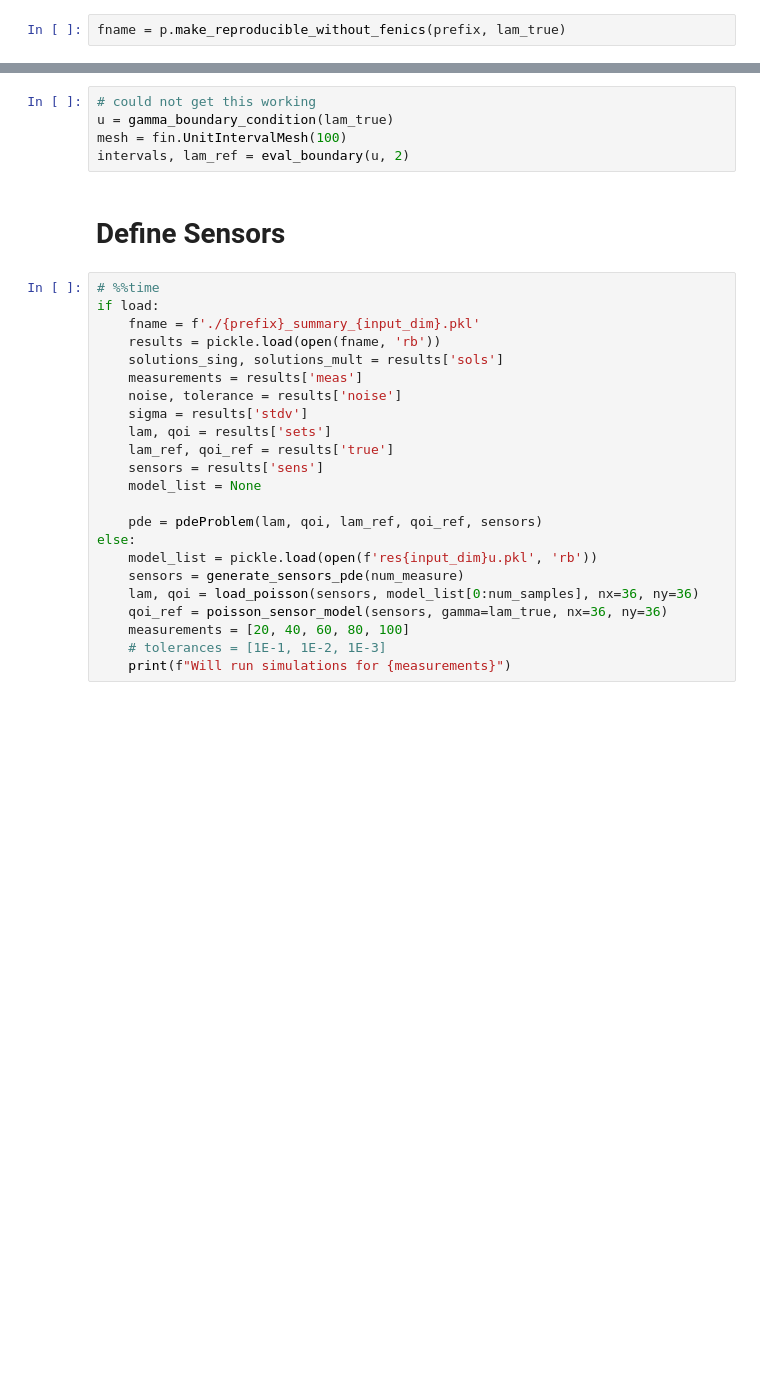
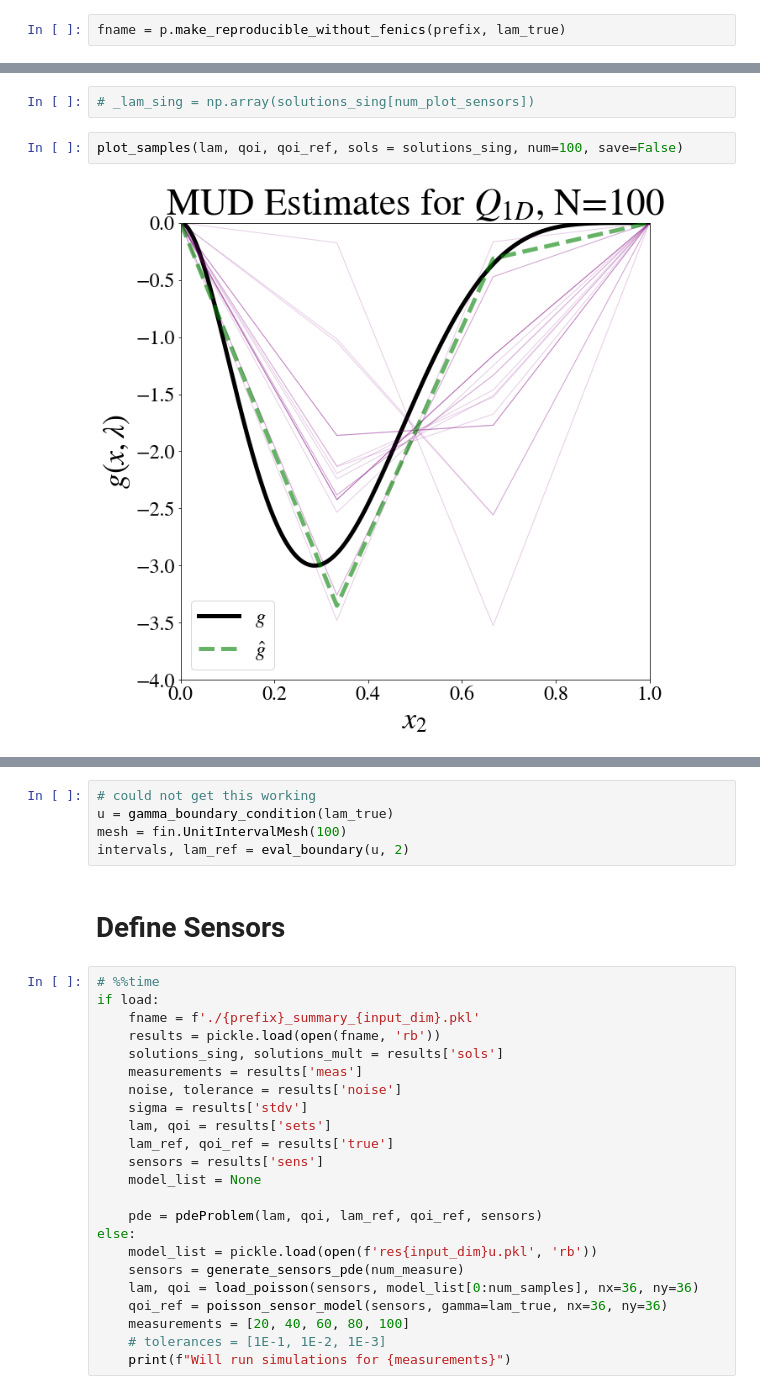
Before and after one commit to mathematicalmichael/mud-examples, a Jupyter notebook: scripts/MUD-Discretized.ipynb, the cells around one changed output, grey strips where cells are left out. Saved outputs shown, nothing was run; the diff lists cells and outputs as text; blank space fills up the shorter version.

```diff
--- a/scripts/MUD-Discretized.ipynb
+++ b/scripts/MUD-Discretized.ipynb
@@ -131,0 +256,6 @@ p.plot_without_fenics(fname, 100, mode='hor', num_qoi=2)
+# %%
+# _lam_sing = np.array(solutions_sing[num_plot_sensors])
+# %%
+plot_samples(lam, qoi, qoi_ref, sols = solutions_sing, num=100, save=False)
+# %% [output]
+[figure, added]
```
Also changed, not shown: parts of 51 cells of this notebook, 2 other files.
